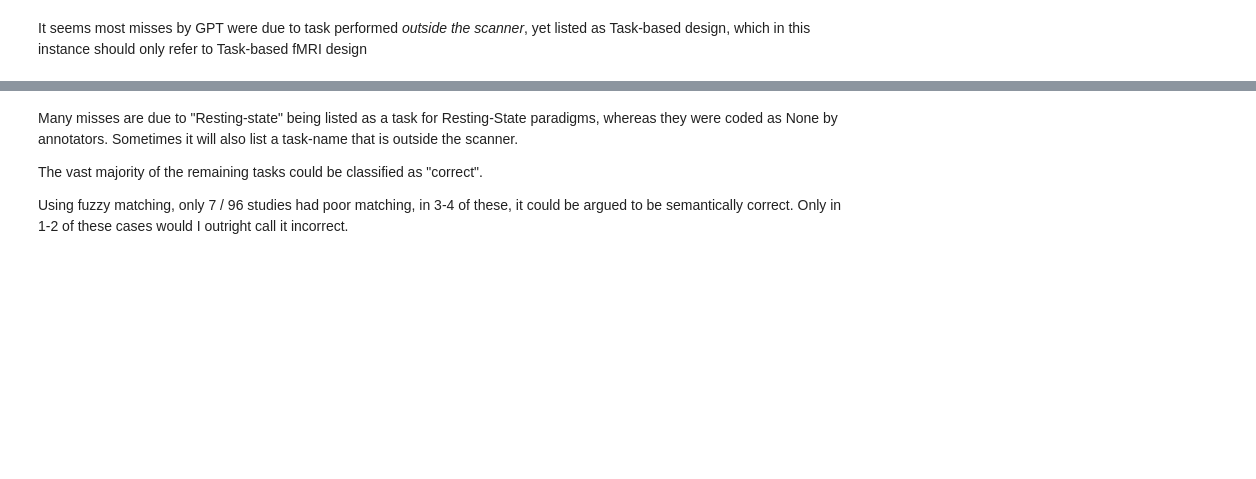
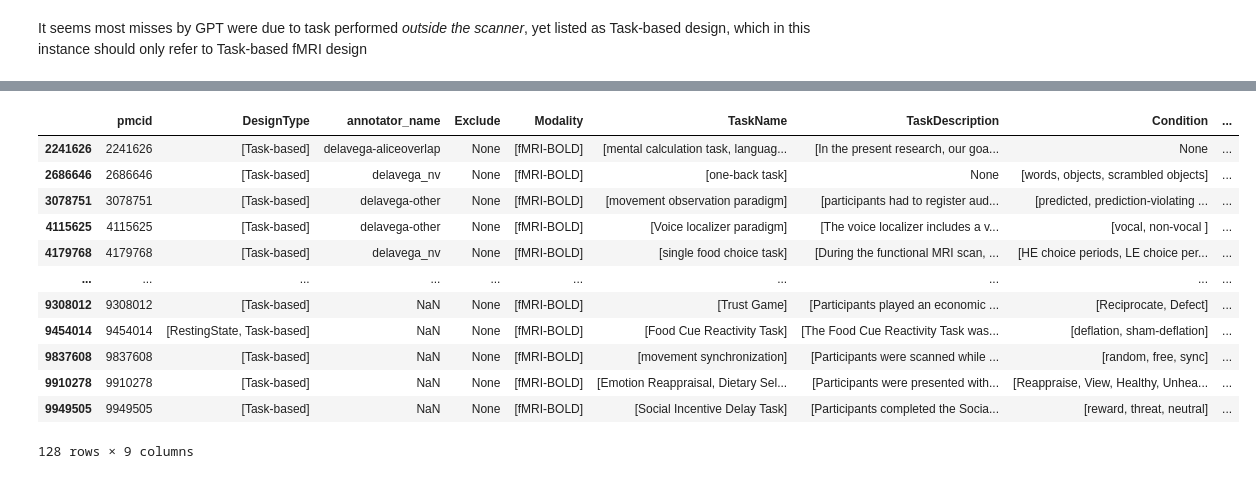
Before and after one commit to adelavega/biomed-llm-retrieval, a Jupyter notebook: analysis/nv_task/evaluate.ipynb, the cells around one changed output, grey strips where cells are left out. Saved outputs shown, nothing was run; the diff lists cells and outputs as text; code cells hidden in the pictures; blank space fills up the shorter version.

```diff
--- a/analysis/nv_task/evaluate.ipynb
+++ b/analysis/nv_task/evaluate.ipynb
@@ -328,8 +448,16 @@ all_scores_df.shape
-# %% [markdown]
-Many misses are due to "Resting-state" being listed as a task for Resting-State paradigms, whereas they were coded as None by annotators.
-Sometimes it will also list a task-name that is outside the scanner.
-
-The vast majority of the remaining tasks could be classified as "correct".
-
-Using fuzzy matching, only 7 / 96 studies had poor matching, in 3-4 of these, it could be argued to be semantically correct.
-Only in 1-2 of these cases would I outright call it incorrect.
+# %%
+has_taskname_df
+# %% [output]
+|  | pmcid | DesignType | annotator_name | Exclude | Modality | TaskName | TaskDescription | Condition | ... |
+| 2241626 | 2241626 | [Task-based] | delavega-aliceoverlap | None | [fMRI-BOLD] | [mental calculation task, languag... | [In the present research, our goa... | None | ... |
+| 2686646 | 2686646 | [Task-based] | delavega_nv | None | [fMRI-BOLD] | [one-back task] | None | [words, objects, scrambled objects] | ... |
+| 3078751 | 3078751 | [Task-based] | delavega-other | None | [fMRI-BOLD] | [movement observation paradigm] | [participants had to register aud... | [predicted, prediction-violating ... | ... |
+| 4115625 | 4115625 | [Task-based] | delavega-other | None | [fMRI-BOLD] | [Voice localizer paradigm] | [The voice localizer includes a v... | [vocal, non-vocal ] | ... |
+| 4179768 | 4179768 | [Task-based] | delavega_nv | None | [fMRI-BOLD] | [single food choice task] | [During the functional MRI scan, ... | [HE choice periods, LE choice per... | ... |
+| ... | ... | ... | ... | ... | ... | ... | ... | ... | ... |
+| 9308012 | 9308012 | [Task-based] | NaN | None | [fMRI-BOLD] | [Trust Game] | [Participants played an economic ... | [Reciprocate, Defect] | ... |
+| 9454014 | 9454014 | [RestingState, Task-based] | NaN | None | [fMRI-BOLD] | [Food Cue Reactivity Task] | [The Food Cue Reactivity Task was... | [deflation, sham-deflation] | ... |
+| 9837608 | 9837608 | [Task-based] | NaN | None | [fMRI-BOLD] | [movement synchronization] | [Participants were scanned while ... | [random, free, sync] | ... |
+| 9910278 | 9910278 | [Task-based] | NaN | None | [fMRI-BOLD] | [Emotion Reappraisal, Dietary Sel... | [Participants were presented with... | [Reappraise, View, Healthy, Unhea... | ... |
+| 9949505 | 9949505 | [Task-based] | NaN | None | [fMRI-BOLD] | [Social Incentive Delay Task] | [Participants completed the Socia... | [reward, threat, neutral] | ... |
+128 rows × 9 columns
```
Also changed, not shown: parts of 34 cells of this notebook, 4 other files.
